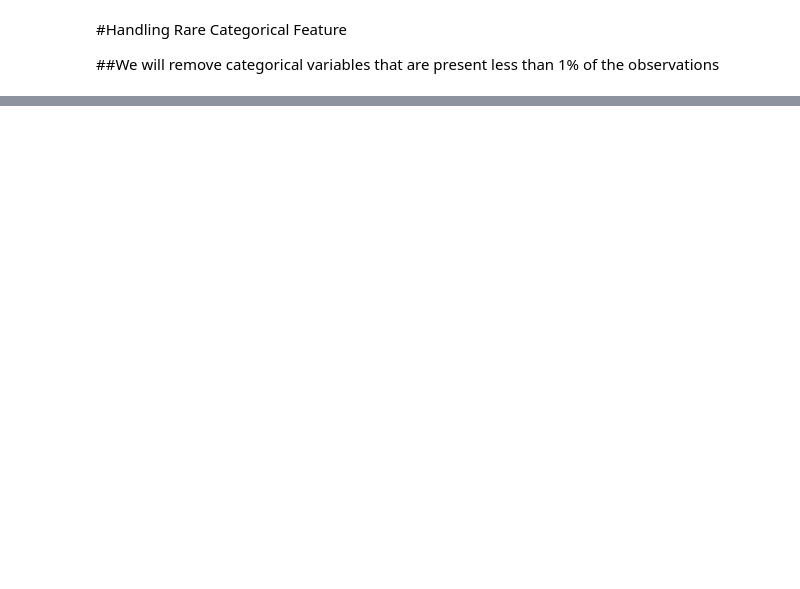
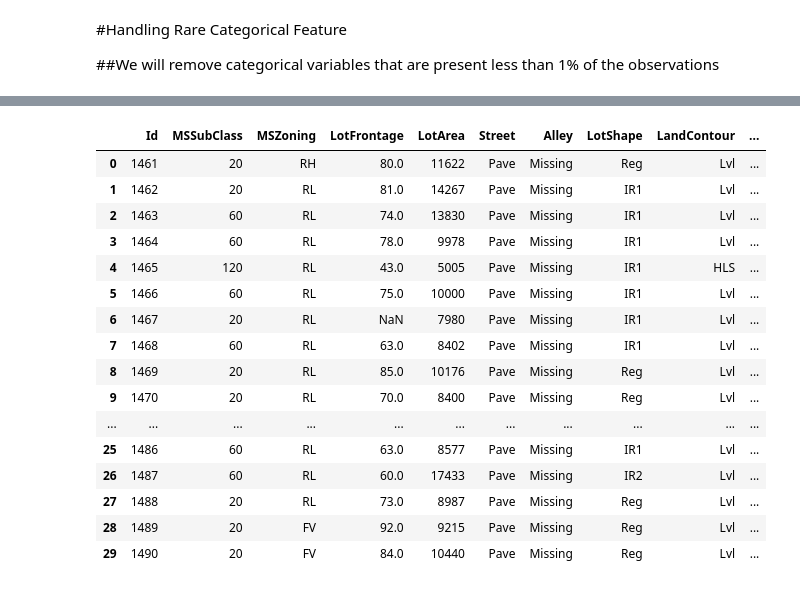
Before and after one commit to Enam88/Kaggle-Advanced-House-Pricing-Project, a Jupyter notebook: Feature_Engineering.ipynb, the cells around one changed output, grey strips where cells are left out. Drawn from its saved outputs; the diff is of its cells as text; code cells hidden in the pictures; blank space fills up the shorter version.

```diff
--- a/Feature_Engineering.ipynb
+++ b/Feature_Engineering.ipynb
@@ -310,0 +295,5 @@ dataset.head(50)
+# %%
+for feature in categorical_features:
+    labels_ordered=dataset.groupby([feature])['SalePrice'].mean().sort_values().index
+    labels_ordered={k:i for i,k in enumerate(labels_ordered,0)}
+    dataset[feature]=dataset[feature].map(labels_ordered)
@@ -310,0 +407,9 @@ dataset.head(50)
+# %%
+from pandas.core.dtypes.missing import isna_all
+## Let us capture all the nan values
+## First lets handle Categorical features which are missing
+categorical_features_test_nan = [feature for feature in test_data.columns if test_data[feature].isnull().sum() > 1 and test_data[feature].dtypes == "O"]
+for feature in categorical_features_test_nan:
+    #print("length of catergorical_features_nan: {}".format(len(categorical_features_nan)))
+    #print("Categorical features with missing values are as follows: ")
+    print("{}:, {}% of missing values".format(feature, np.round(test_data[feature].isnull().mean(), 4)))
@@ -310,0 +437,9 @@ dataset.head(50)
+# %%
+## Replace categorical  missing value with a new label
+# def replace_cat_feature_nan(test_data,categorical_features_test_nan):
+#     df = dataset.copy()
+#     df[categorical_features_test_nan] = df[categorical_features_test_nan].fillna("Missing")
+#     return df
+
+test_dataset = replace_cat_feature_nan(test_data, categorical_features_test_nan)
+test_dataset[categorical_features_test_nan].isna().sum()
@@ -310,0 +499,20 @@ dataset.head(50)
+# %%
+test_dataset.head(30)
+# %% [output]
+|  | Id | MSSubClass | MSZoning | LotFrontage | LotArea | Street | Alley | LotShape | LandContour | ... |
+| 0 | 1461 | 20 | RH | 80.0 | 11622 | Pave | Missing | Reg | Lvl | ... |
+| 1 | 1462 | 20 | RL | 81.0 | 14267 | Pave | Missing | IR1 | Lvl | ... |
+| 2 | 1463 | 60 | RL | 74.0 | 13830 | Pave | Missing | IR1 | Lvl | ... |
+| 3 | 1464 | 60 | RL | 78.0 | 9978 | Pave | Missing | IR1 | Lvl | ... |
+| 4 | 1465 | 120 | RL | 43.0 | 5005 | Pave | Missing | IR1 | HLS | ... |
+| 5 | 1466 | 60 | RL | 75.0 | 10000 | Pave | Missing | IR1 | Lvl | ... |
+| 6 | 1467 | 20 | RL | NaN | 7980 | Pave | Missing | IR1 | Lvl | ... |
+| 7 | 1468 | 60 | RL | 63.0 | 8402 | Pave | Missing | IR1 | Lvl | ... |
+| 8 | 1469 | 20 | RL | 85.0 | 10176 | Pave | Missing | Reg | Lvl | ... |
+| 9 | 1470 | 20 | RL | 70.0 | 8400 | Pave | Missing | Reg | Lvl | ... |
+| ... | ... | ... | ... | ... | ... | ... | ... | ... | ... | ... |
+| 25 | 1486 | 60 | RL | 63.0 | 8577 | Pave | Missing | IR1 | Lvl | ... |
+| 26 | 1487 | 60 | RL | 60.0 | 17433 | Pave | Missing | IR2 | Lvl | ... |
+| 27 | 1488 | 20 | RL | 73.0 | 8987 | Pave | Missing | Reg | Lvl | ... |
+| 28 | 1489 | 20 | FV | 92.0 | 9215 | Pave | Missing | Reg | Lvl | ... |
+| 29 | 1490 | 20 | FV | 84.0 | 10440 | Pave | Missing | Reg | Lvl | ... |
```
Also changed, not shown: parts of 30 cells of this notebook.
